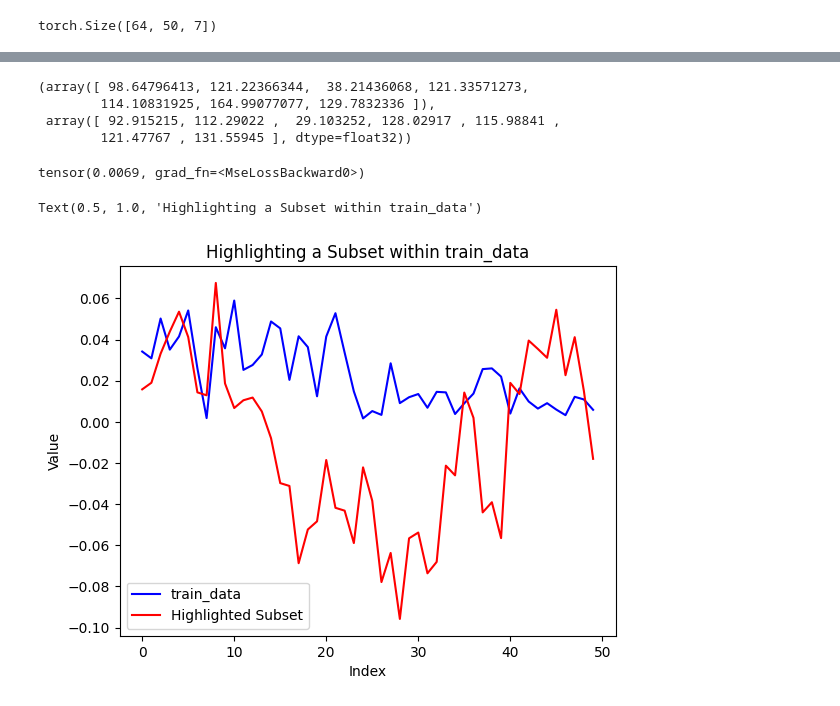
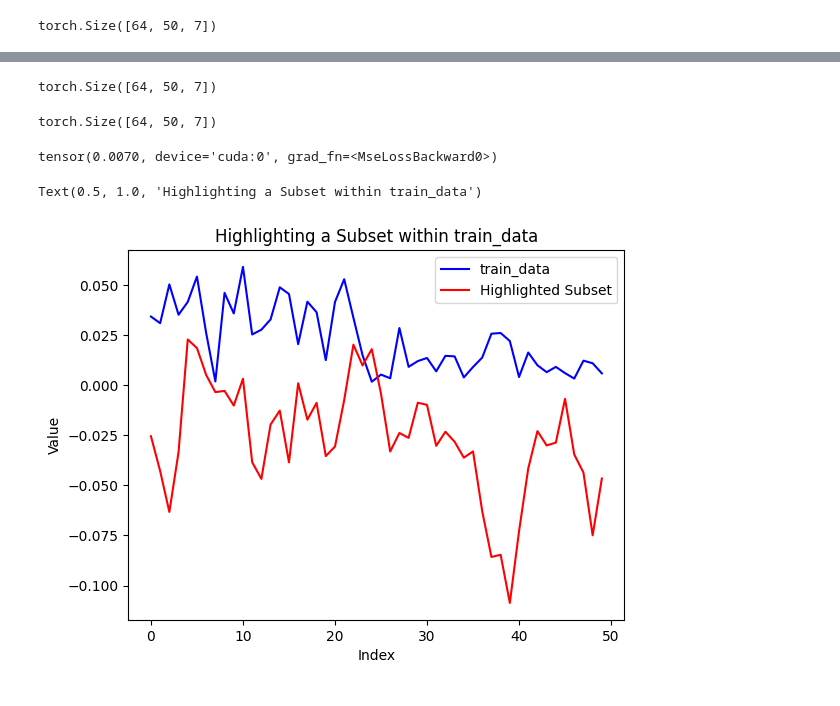
Before and after one commit to siddzzshetty/Rehabilitation-System, a Jupyter notebook: my_main.ipynb, the cells around one changed output, grey strips where cells are left out. Drawn from its saved outputs; the diff is of its cells as text; code cells hidden in the pictures.

```diff
--- a/my_main.ipynb
+++ b/my_main.ipynb
@@ -87,8 +87,8 @@ EXERCISE = "squat"
 SLICE = "yes"
 def get_data():
 
-    angles = pd.read_csv("data/angles.csv")
-    labels = pd.read_csv("data/labels.csv")
+    angles = pd.read_csv(r"D:\PROGRAMMING\New folder\Rehabilitation-System\data\angles.csv")
+    labels = pd.read_csv(r"D:\PROGRAMMING\New folder\Rehabilitation-System\data\labels.csv")
 
     # get data only for a single exercise
     if SLICE == "yes":
@@ -192,6 +192,7 @@ input_window = INPUT_WINDOW
 class LSTMModel(nn.Module):
     def __init__(self):
         super().__init__()
+        self.num_features = NUM_FEATURES
         self.lstm1 = nn.LSTM(input_size=NUM_FEATURES, hidden_size=64, num_layers=1, batch_first=True)
         self.gru = nn.GRU(input_size=NUM_FEATURES, hidden_size=64, num_layers=1, batch_first=True, bidirectional=True)
         self.flatten = nn.Flatten()
@@ -393,36 +394,41 @@ for epoch in range(1, epochs + 1):
 inp, targets = get_batch(train_data, 0, batch_size)
 output = MODEL(inp)
 tinp, ttargets, toutput = inp.transpose(1,2), targets.transpose(1,2), output.transpose(1,2)
-scaler.inverse_transform(targets[0])[0], scaler.inverse_transform(output[0].detach().numpy())[0]
+scaler.inverse_transform(targets[0].cpu().numpy())[0], scaler.inverse_transform(output[0].detach().cpu().numpy())[0]
+
+targets.shape
 # %% [output]
-(array([ 98.64796413, 121.22366344,  38.21436068, 121.33571273,
-        114.10831925, 164.99077077, 129.7832336 ]),
- array([ 92.915215, 112.29022 ,  29.103252, 128.02917 , 115.98841 ,
-        121.47767 , 131.55945 ], dtype=float32))
+torch.Size([64, 50, 7])
+# %%
+inp.shape
+# %% [output]
+torch.Size([64, 50, 7])
 # %%
 mse_loss = nn.MSELoss()
 my_loss = mse_loss(output, targets)
 my_loss
 # when loss==mse(0.427): r2 = 0.8624 -8919
 # %% [output]
-tensor(0.0069, grad_fn=<MseLossBackward0>)
+tensor(0.0070, device='cuda:0', grad_fn=<MseLossBackward0>)
 # %%
 
 # Plot the entire train_data
 pred_batch_num = 60
 col_id = 0
 # concat_data = torch.cat((tinp[pred_batch_num][col_id], ttargets[pred_batch_num][col_id]), dim=0)
-plt.plot(ttargets[pred_batch_num][col_id], label='train_data', color='blue')
+plt.plot(ttargets[pred_batch_num][col_id].cpu().numpy(), label='train_data', color='blue')
+
 # plt.plot(concat_data, label='train_data', color='blue')
 
 # Highlight the subset
-plt.plot(toutput[pred_batch_num][col_id].detach().numpy(), label='Highlighted Subset', color='red')
+plt.plot(toutput[pred_batch_num][col_id].detach().cpu().numpy(), label='Highlighted Subset', color='red')
+
 
 # Additional plot settings
 plt.xlabel('Index')
 plt.ylabel('Value')
 plt.legend()
 plt.title('Highlighting a Subset within train_data')
 # %% [output]
 Text(0.5, 1.0, 'Highlighting a Subset within train_data')
-[figure, old version]
+[figure, new version]
```
Also changed, not shown: parts of 5 cells of this notebook.
